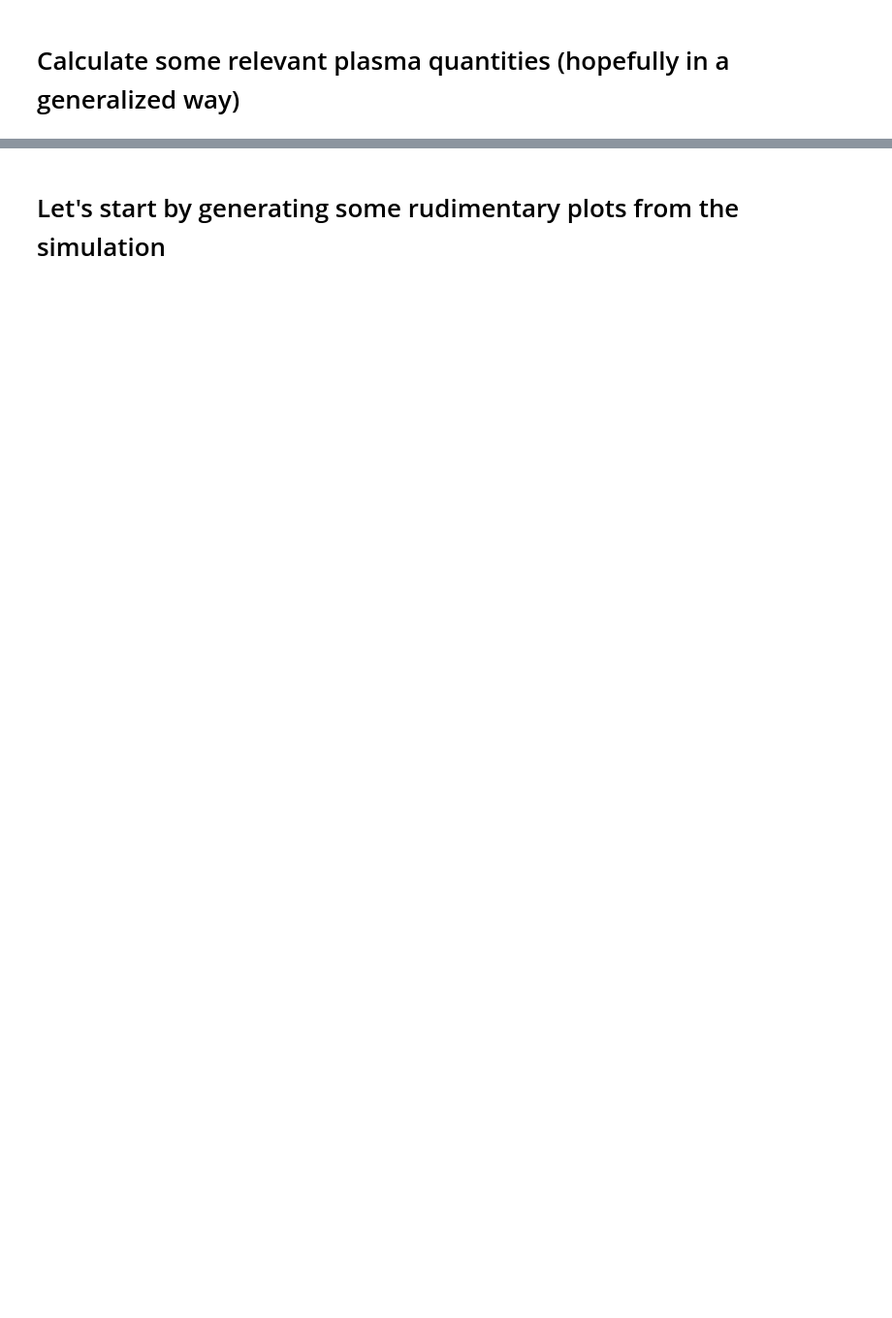
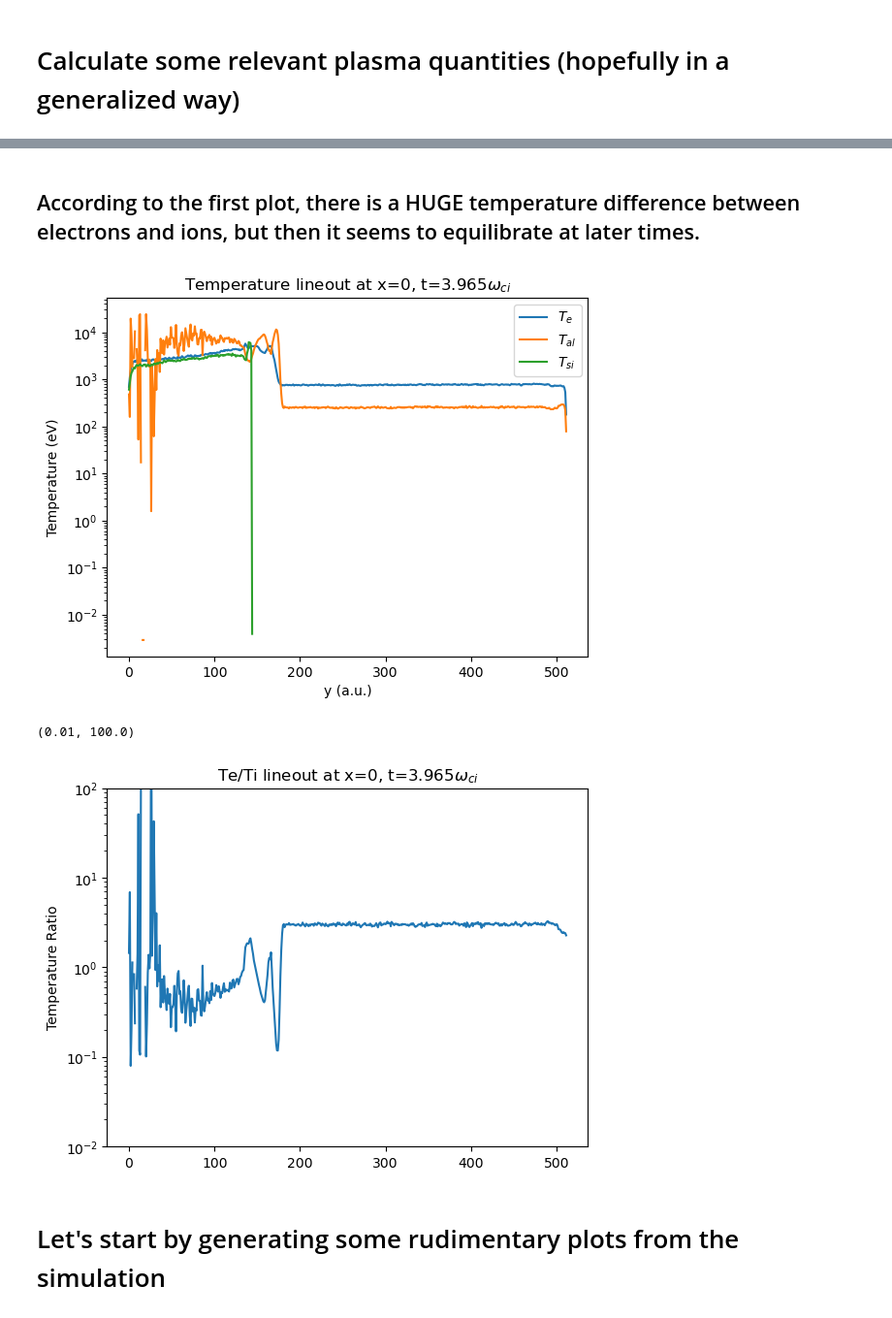
Before and after one commit to Schaeffer-Lab/MagShockZ, a Jupyter notebook: analysis_notebooks/OSIRIS/analysis_of_2D_sims.ipynb, the cells around one changed output, grey strips where cells are left out. Shown at 97% size. Saved outputs shown, nothing was run; the diff lists cells and outputs as text; code cells hidden in the pictures; blank space fills up the shorter version.

```diff
--- a/analysis_notebooks/OSIRIS/analysis_of_2D_sims.ipynb
+++ b/analysis_notebooks/OSIRIS/analysis_of_2D_sims.ipynb
@@ -88,2 +109,28 @@ ValueError: Invalid quantity al/vth2-from-p2. Use which_quantities() to see the
+# %% [markdown]
+## According to the first plot, there is a HUGE temperature difference between electrons and ions, but then it seems to equilibrate at later times.
+# %%
+t = 100
+np.shape(al_vth2_from_p2[0])
+T_al = (al_vth2_from_p2[t] * sim.rqm * astropy.constants.m_e * astropy.constants.c**2).to(u.eV)
+T_e = (e_vth2_from_p2[t] * astropy.constants.m_e * astropy.constants.c**2).to(u.eV)
+T_si = (si_vth2_from_p2[t] * 38 * astropy.constants.m_e * astropy.constants.c**2).to(u.eV)
+plt.semilogy(T_e[:,0], label= r'$T_e$')
+plt.semilogy(T_al[:,0], label= r'$T_{al}$')
+plt.semilogy(T_si[:,0], label= r'$T_{si}$')
+plt.ylabel('Temperature (eV)')
+plt.xlabel('y (a.u.)')
+plt.title(f'Temperature lineout at x=0, t={round(sim["b3-savg"].time(t)[0] * sim.omega_ci(),3)}' + r'$\omega_{ci}$')
+plt.legend()
+plt.show()
+# Plot temperature ratios
+T_ratio = T_e[:,0] / T_al[:,0]
+plt.semilogy(T_ratio, label=r'$T_e / T_{al}$')
+plt.ylabel('Temperature Ratio')
+plt.title(f'Te/Ti lineout at x=0, t={round(sim["b3-savg"].time(t)[0] * sim.omega_ci(),3)}' + r'$\omega_{ci}$')
+plt.ylim(1e-2,1e2)
+# %% [output]
+[figure, added]
+(0.01, 100.0)
+[figure, added]
 # %% [markdown]
 # Let's start by generating some rudimentary plots from the simulation
```
Also changed, not shown: parts of 9 cells of this notebook, 7 other files.
